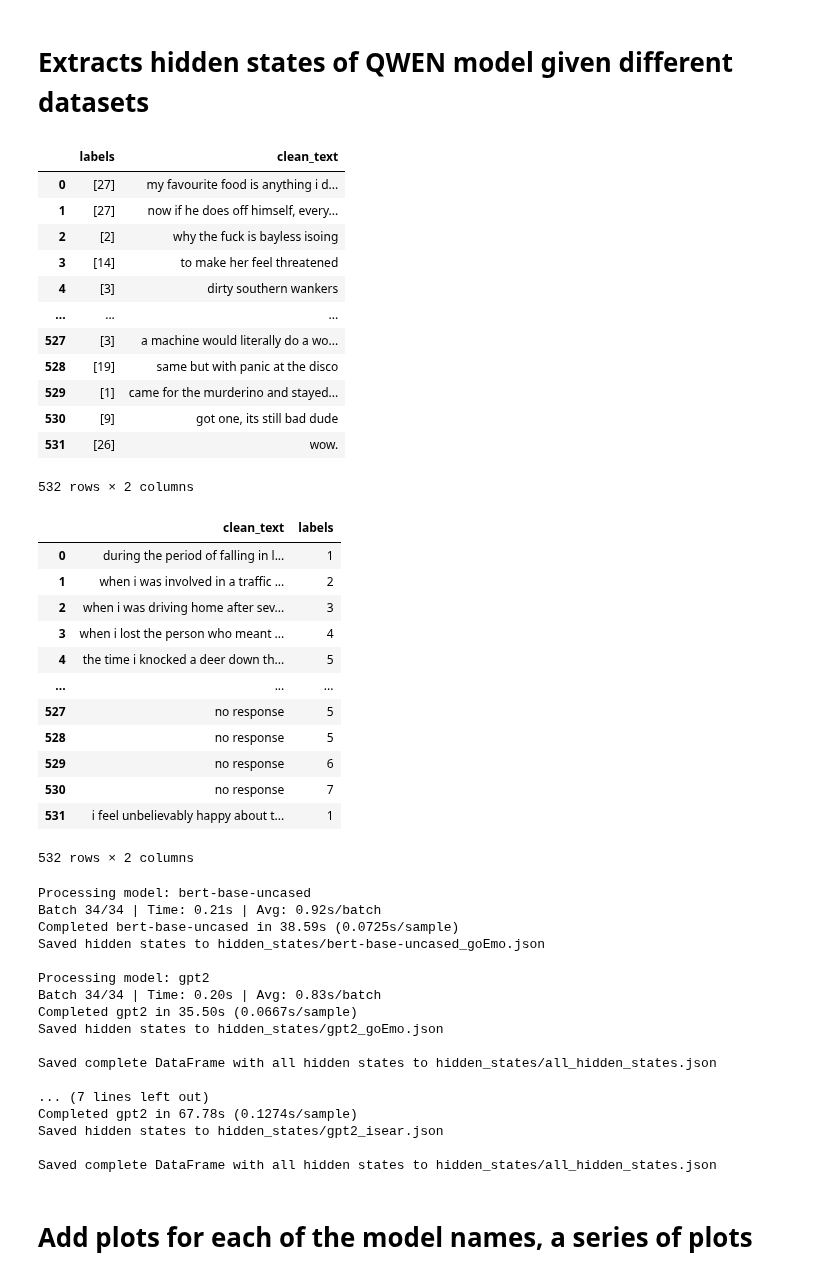
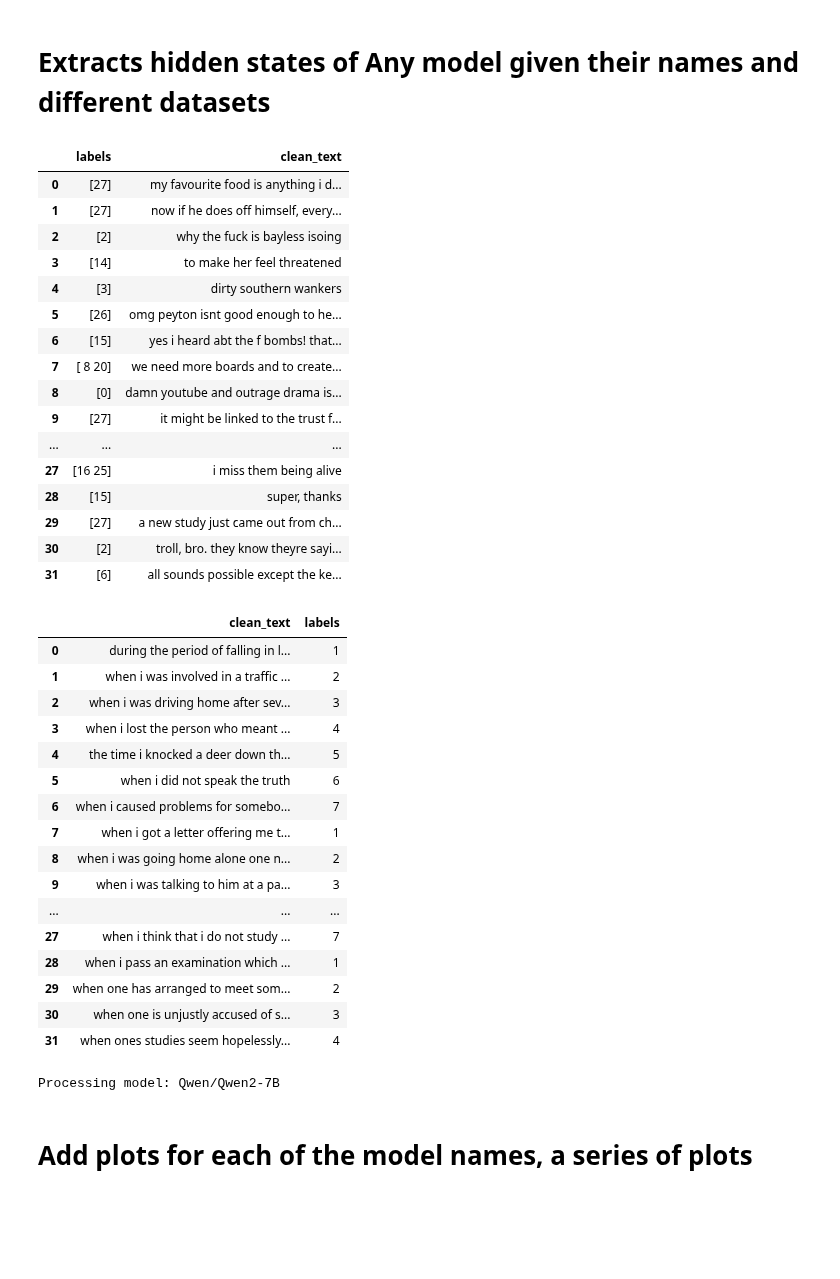
Before and after one commit to AmiraliFamili/Final-Year-Project, a Jupyter notebook: QWEN2-0.5_hidden_states.ipynb, the cells around one changed output. Saved outputs shown, nothing was run; the diff lists cells and outputs as text; code cells hidden in the pictures; blank space fills up the shorter version.

```diff
--- a/QWEN2-0.5_hidden_states.ipynb
+++ b/QWEN2-0.5_hidden_states.ipynb
@@ -1,29 +1,33 @@
 # %% [markdown]
-# Extracts hidden states of QWEN model given different datasets
+# Extracts hidden states of Any model given their names and different datasets
 # %%
 from Get_Go_Emo import get_go
 from Get_Isear import get_isr
 # %%
 goEmo = get_go()
-goEmo = goEmo[:532]
+goEmo = goEmo[:32]
 goEmo
 # %% [output]
 |  | labels | clean_text |
 | 0 | [27] | my favourite food is anything i d... |
 | 1 | [27] | now if he does off himself, every... |
 | 2 | [2] | why the fuck is bayless isoing |
 | 3 | [14] | to make her feel threatened |
 | 4 | [3] | dirty southern wankers |
+| 5 | [26] | omg peyton isnt good enough to he... |
+| 6 | [15] | yes i heard abt the f bombs! that... |
+| 7 | [ 8 20] | we need more boards and to create... |
+| 8 | [0] | damn youtube and outrage drama is... |
+| 9 | [27] | it might be linked to the trust f... |
 | ... | ... | ... |
-| 527 | [3] | a machine would literally do a wo... |
-| 528 | [19] | same but with panic at the disco |
-| 529 | [1] | came for the murderino and stayed... |
-| 530 | [9] | got one, its still bad dude |
-| 531 | [26] | wow. |
+| 27 | [16 25] | i miss them being alive |
+| 28 | [15] | super, thanks |
+| 29 | [27] | a new study just came out from ch... |
+| 30 | [2] | troll, bro. they know theyre sayi... |
+| 31 | [6] | all sounds possible except the ke... |
-532 rows × 2 columns
 # %%
 isear = get_isr()
-isear = isear[:532]
+isear = isear[:32]
 isear
 # %% [output]
 |  | clean_text | labels |
@@ -32,13 +36,17 @@ isear
 | 2 | when i was driving home after sev... | 3 |
 | 3 | when i lost the person who meant ... | 4 |
 | 4 | the time i knocked a deer down th... | 5 |
+| 5 | when i did not speak the truth | 6 |
+| 6 | when i caused problems for somebo... | 7 |
+| 7 | when i got a letter offering me t... | 1 |
+| 8 | when i was going home alone one n... | 2 |
+| 9 | when i was talking to him at a pa... | 3 |
 | ... | ... | ... |
-| 527 | no response | 5 |
-| 528 | no response | 5 |
-| 529 | no response | 6 |
-| 530 | no response | 7 |
-| 531 | i feel unbelievably happy about t... | 1 |
+| 27 | when i think that i do not study ... | 7 |
+| 28 | when i pass an examination which ... | 1 |
+| 29 | when one has arranged to meet som... | 2 |
+| 30 | when one is unjustly accused of s... | 3 |
+| 31 | when ones studies seem hopelessly... | 4 |
-532 rows × 2 columns
 # %%
 import torch
 from transformers import AutoTokenizer, AutoModel
@@ -145,7 +153,7 @@ def extract_hidden_states(df, model_names, text_column='clean_text', batch_size=
 # %%
 
 # Example usage
-model_names = ['bert-base-uncased', 'gpt2']  # Replace with your models
+model_names = ['Qwen/Qwen2-7B', 'Qwen/Qwen-7B', 'bert-base-uncased', 'gpt2']  # Replace with your models
 
 # Process goEmo dataset
 goEmo_with_hidden = extract_hidden_states(goEmo, model_names, dataset_name="goEmo")
@@ -153,22 +161,6 @@ goEmo_with_hidden = extract_hidden_states(goEmo, model_names, dataset_name="goEm
 # Process isear dataset
 isear_with_hidden = extract_hidden_states(isear, model_names, dataset_name="isear")
 # %% [output]
-Processing model: bert-base-uncased
-Batch 34/34 | Time: 0.21s | Avg: 0.92s/batch
-Completed bert-base-uncased in 38.59s (0.0725s/sample)
-Saved hidden states to hidden_states/bert-base-uncased_goEmo.json
-
-Processing model: gpt2
-Batch 34/34 | Time: 0.20s | Avg: 0.83s/batch
-Completed gpt2 in 35.50s (0.0667s/sample)
-Saved hidden states to hidden_states/gpt2_goEmo.json
-
-Saved complete DataFrame with all hidden states to hidden_states/all_hidden_states.json
-
-... (7 lines left out)
-Completed gpt2 in 67.78s (0.1274s/sample)
-Saved hidden states to hidden_states/gpt2_isear.json
-
-Saved complete DataFrame with all hidden states to hidden_states/all_hidden_states.json
+Processing model: Qwen/Qwen2-7B
 # %% [markdown]
 # Add plots for each of the model names, a series of plots
```
Also changed, not shown: parts of 3 cells of this notebook, 4 other files.
